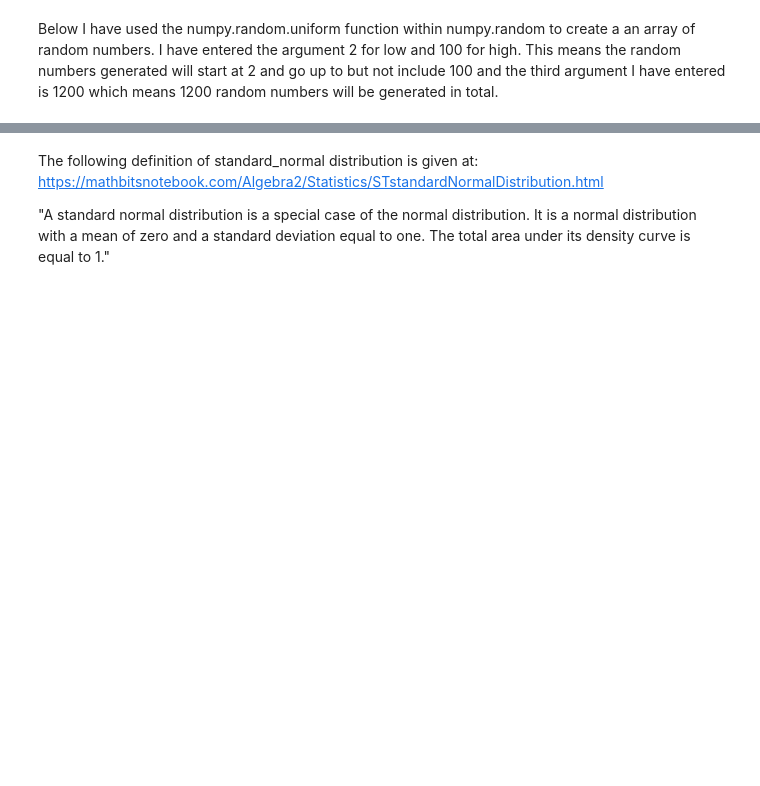
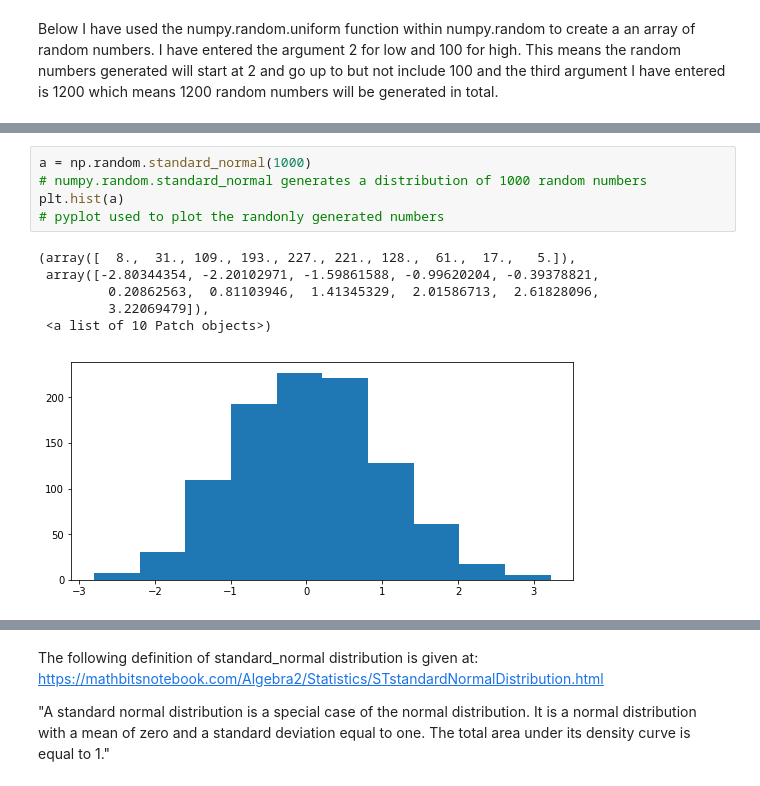
Before and after one commit to johndunne2019/numpy.random, a Jupyter notebook: numpy-random.ipynb, the cells around one changed output, grey strips where cells are left out. Cells and saved outputs as stored; diff of their text form; blank space fills up the shorter version.

Commit message:
Section 3.3 - standard_normal([size])

```diff
--- a/numpy-random.ipynb
+++ b/numpy-random.ipynb
@@ -707,0 +730,12 @@ Text(0.5, 0, 'The distribution of the floats')
+# %%
+a = np.random.standard_normal(1000)
+# numpy.random.standard_normal generates a distribution of 1000 random numbers
+plt.hist(a)
+# pyplot used to plot the randonly generated numbers
+# %% [output]
+(array([  8.,  31., 109., 193., 227., 221., 128.,  61.,  17.,   5.]),
+ array([-2.80344354, -2.20102971, -1.59861588, -0.99620204, -0.39378821,
+         0.20862563,  0.81103946,  1.41345329,  2.01586713,  2.61828096,
+         3.22069479]),
+ <a list of 10 Patch objects>)
+[figure, added]
```
Also changed, not shown: parts of 8 cells of this notebook.
